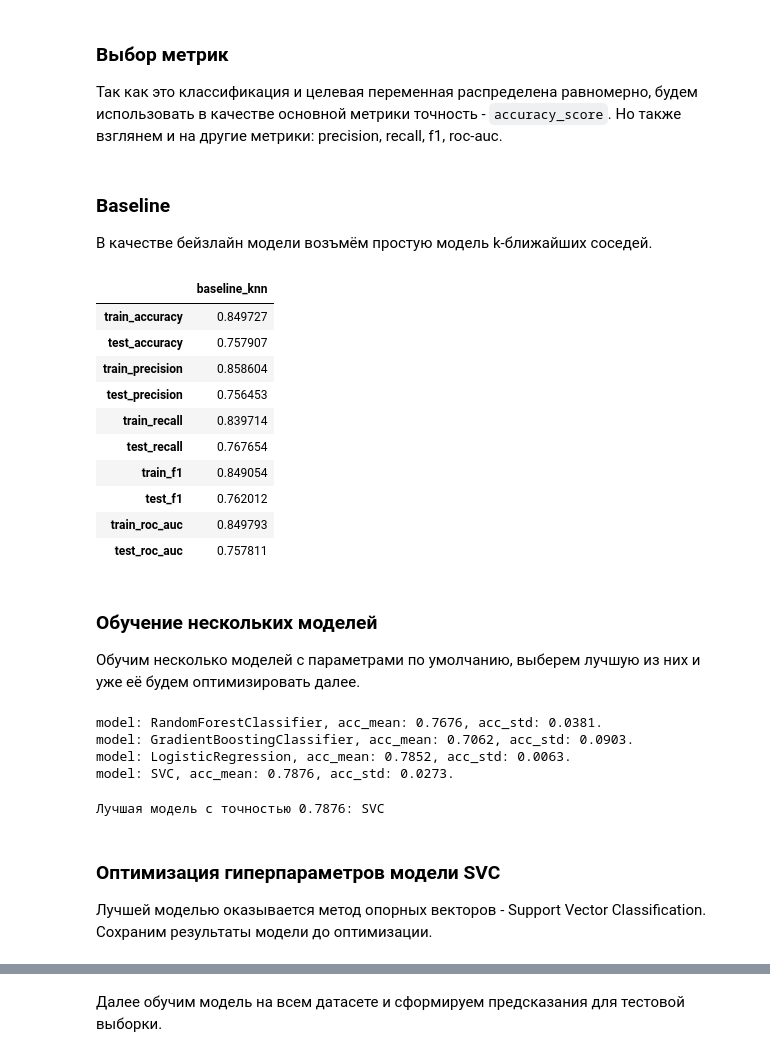
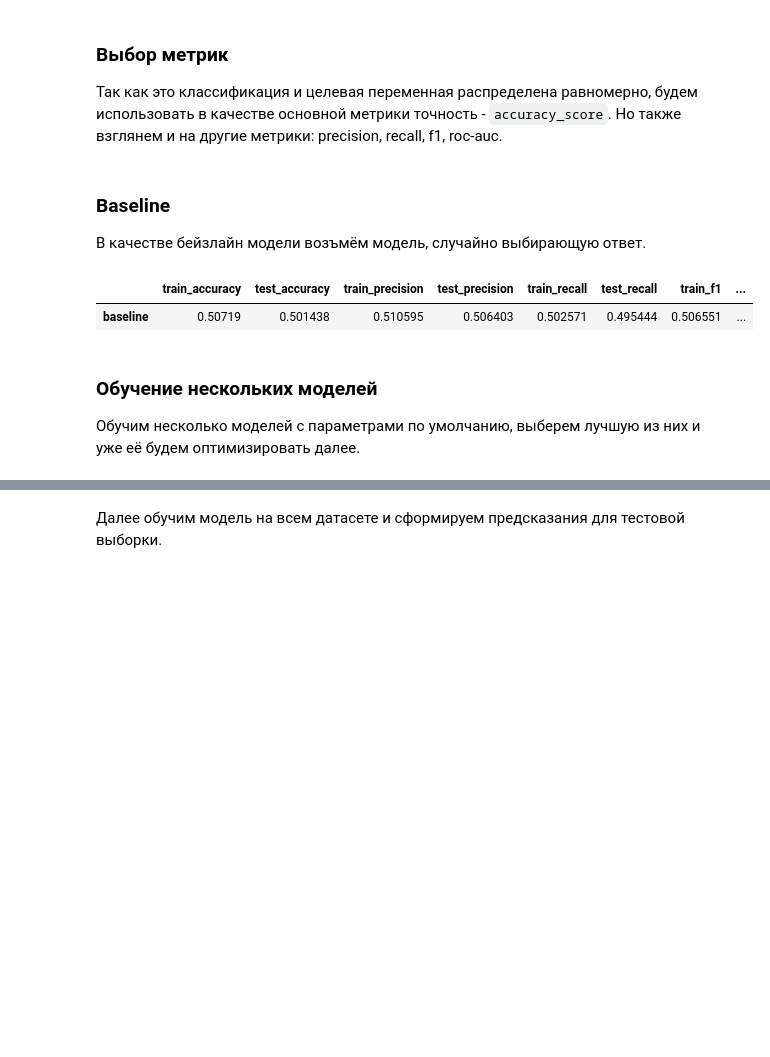
Before and after one commit to kolkingen/spaceship-titanic, a Jupyter notebook: main.ipynb, the cells around one changed output, grey strips where cells are left out. Cells and saved outputs as stored; diff of their text form; code cells hidden in the pictures; blank space fills up the shorter version.

Commit message:
second results

```diff
--- a/main.ipynb
+++ b/main.ipynb
@@ -471,12 +462,3 @@ columns_remover = FunctionTransformer(remove_columns)
 # %%
 x = train_dataset.copy()
-y = x.pop('Transported')
+y = x.pop(TARGET)
-# %%
-preprocessor = Pipeline(steps=[
-    ('feature_engineering', features_creator),
-    ('filling_missing', missings_filler),
-    # ('outliers_handling', ),
-    ('normalization', normalizer),
-    ('onehot_encoding', onehot_encoder),
-    ('feature_selection', columns_remover),
-])
@@ -494,0 +465,3 @@ preprocessor = Pipeline(steps=[
+# %%
+result = preprocessor.fit_transform(x)
+result
@@ -543,33 +552,24 @@ def get_metrics(model: BaseEstimator, x_train: npt.ArrayLike, x_valid: npt.Array
         test_roc_auc=roc_auc_score(test_y_true, test_y_pred),
     )
 # %%
-metrics = pd.DataFrame(index=Metrics._fields)
+metrics = pd.DataFrame(columns=Metrics._fields)
 # %% [markdown]
 ### Baseline
 
-В качестве бейзлайн модели возъмём простую модель k-ближайших соседей.
+В качестве бейзлайн модели возъмём модель, случайно выбирающую ответ.
 # %%
 baseline_model = Pipeline(steps=[
     ('preprocessor', preprocessor),
-    ('model', KNeighborsClassifier()),
+    ('model', DummyClassifier(strategy='uniform', random_state=RANDOM_STATE)),
 ])
 
 baseline_model.fit(x_train, y_train)
-metrics['baseline_knn'] = get_metrics(baseline_model, x_train, x_valid, y_train, y_valid)
+metrics.loc['baseline', :] = get_metrics(baseline_model, x_train, x_valid, y_train, y_valid)
 
 metrics
 # %% [output]
-|  | baseline_knn |
-| train_accuracy | 0.849727 |
-| test_accuracy | 0.757907 |
-| train_precision | 0.858604 |
-| test_precision | 0.756453 |
-| train_recall | 0.839714 |
-| test_recall | 0.767654 |
-| train_f1 | 0.849054 |
-| test_f1 | 0.762012 |
-| train_roc_auc | 0.849793 |
-| test_roc_auc | 0.757811 |
+|  | train_accuracy | test_accuracy | train_precision | test_precision | train_recall | test_recall | train_f1 | ... |
+| baseline | 0.50719 | 0.501438 | 0.510595 | 0.506403 | 0.502571 | 0.495444 | 0.506551 | ... |
 # %% [markdown]
 ### Обучение нескольких моделей
 
@@ -587,21 +576,0 @@ best_model = None
-# %%
-for model in models:
-    pipe = Pipeline(steps=[('preprocessor', preprocessor), ('classifier', model)])
-    score = cross_val_score(pipe, x, y, cv=N_FOLDS, scoring='accuracy')
-    if score.mean() > best_score:
-        best_score = score.mean()
-        best_model = pipe
-    print(f'model: {type(model).__name__}, acc_mean: {score.mean():0.4f}, acc_std: {score.std():0.4f}.')
-# %% [output]
-model: RandomForestClassifier, acc_mean: 0.7676, acc_std: 0.0381.
-model: GradientBoostingClassifier, acc_mean: 0.7062, acc_std: 0.0903.
-model: LogisticRegression, acc_mean: 0.7852, acc_std: 0.0063.
-model: SVC, acc_mean: 0.7876, acc_std: 0.0273.
-# %%
-print(f'Лучшая модель c точностью {best_score:0.4f}:', type(best_model['classifier']).__name__)
-# %% [output]
-Лучшая модель c точностью 0.7876: SVC
-# %% [markdown]
-### Оптимизация гиперпараметров модели SVC
-
-Лучшей моделью оказывается метод опорных векторов - Support Vector Classification. Сохраним результаты модели до оптимизации.
```
Also changed, not shown: parts of 42 cells of this notebook, 1 other file.
